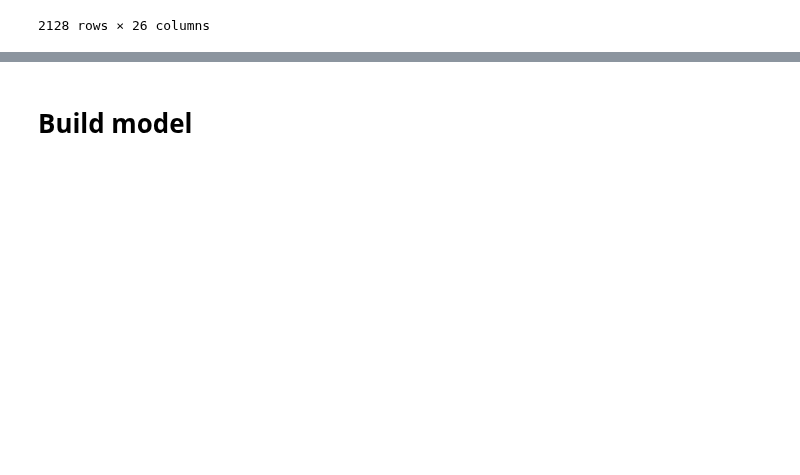
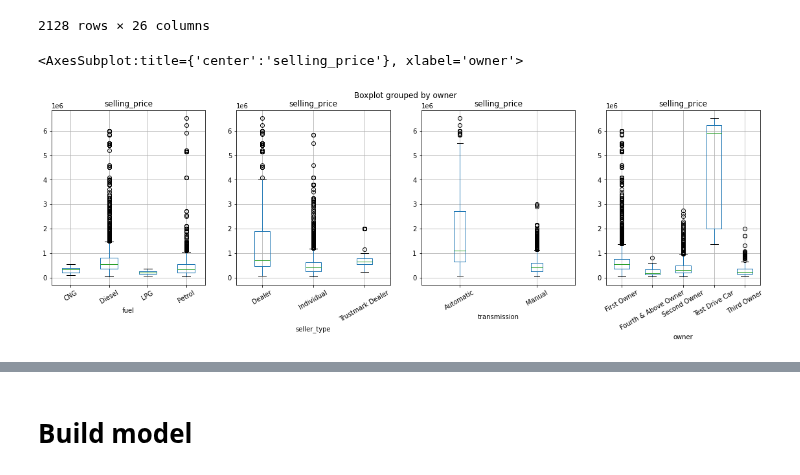
Before and after one commit to khoa2181/DataPreparation, a Jupyter notebook: Tran Minh Khoa_Final Data Preparation.ipynb, the cells around one changed output, grey strips where cells are left out. Cells and saved outputs as stored; diff of their text form; code cells hidden in the pictures; blank space fills up the shorter version.

```diff
--- a/Tran Minh Khoa_Final Data Preparation.ipynb
+++ b/Tran Minh Khoa_Final Data Preparation.ipynb
@@ -169,3 +119,12 @@ test
 | 2126 | 2127 | Hyundai Creta 1.6 CRDi SX | 2017 | 47000 | Diesel | Individual | Manual | Second Owner | 19.67 kmpl | 1582 CC | ... |
 | 2127 | 2128 | Maruti Swift VXI | 2012 | 24300 | Petrol | Dealer | Manual | First Owner | 21.21 kmpl | 1197 CC | ... |
 2128 rows × 26 columns
+# %%
+fig, axes = plt.subplots(1,4, figsize=(19,5))
+train.boxplot(column='selling_price', by='fuel', rot=30, ax=axes[0])
+train.boxplot(column='selling_price', by='seller_type', rot=30, ax=axes[1])
+train.boxplot(column='selling_price', by='transmission', rot=30, ax=axes[2])
+train.boxplot(column='selling_price', by='owner', rot=30, ax=axes[3])
+# %% [output]
+<AxesSubplot:title={'center':'selling_price'}, xlabel='owner'>
+[figure, added]
```
Also changed, not shown: parts of 32 cells of this notebook.
